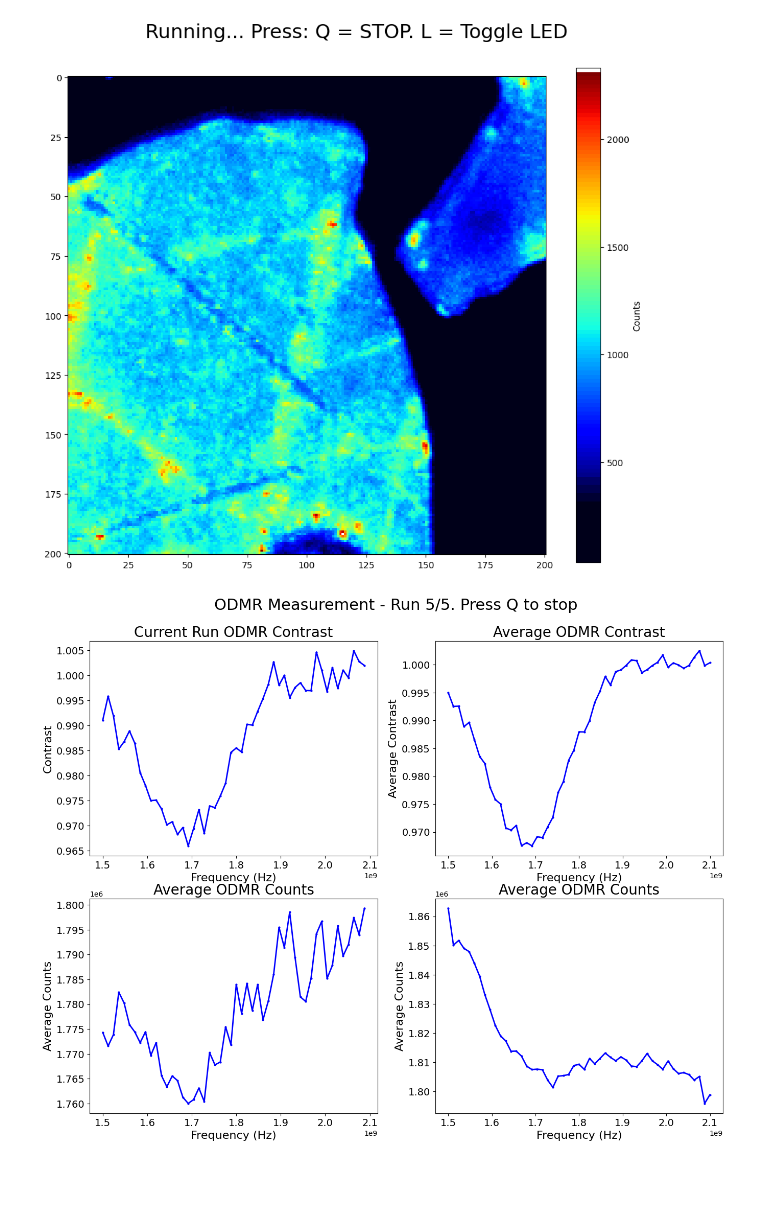
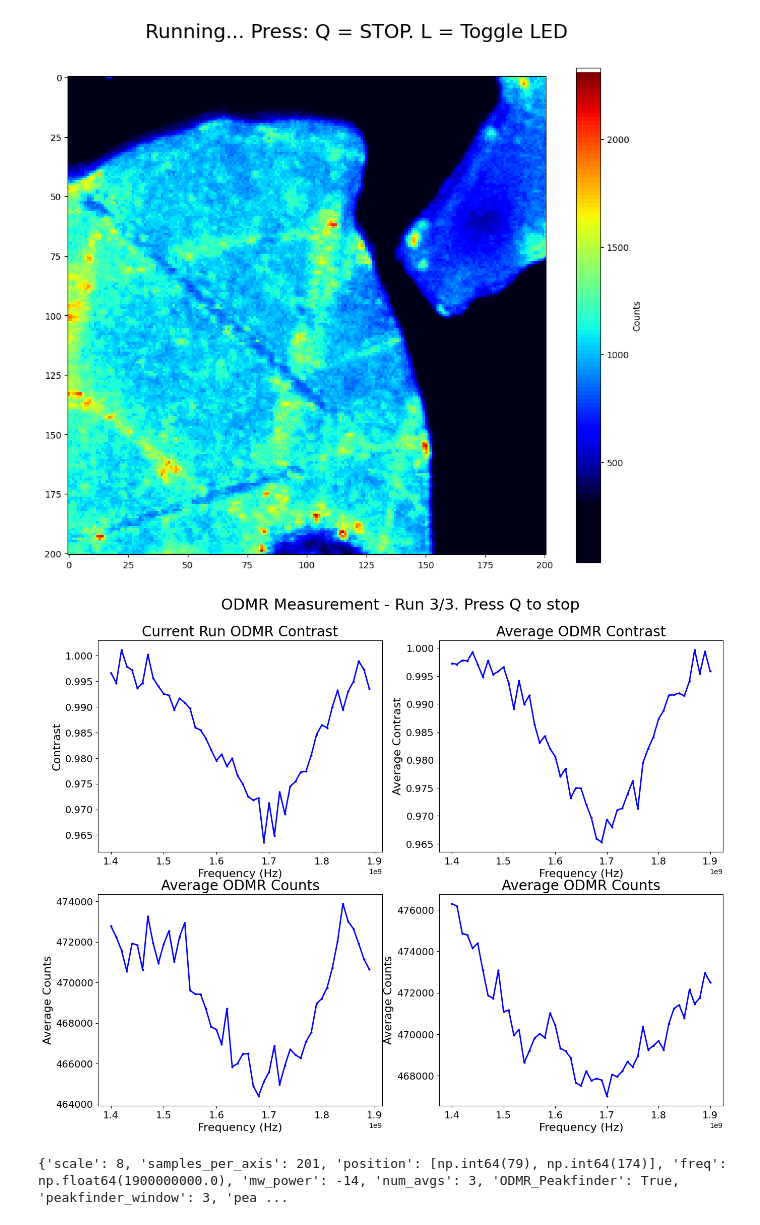
Before and after one commit to sumukhvaidya/LiLabMeasurements, a Jupyter notebook: testing/Example01_Confocal_ODMR.ipynb, the cells around one changed output. Saved outputs shown, nothing was run; the diff lists cells and outputs as text; code cells hidden in the pictures; blank space fills up the shorter version.

Commit message:
saving before some major changes

```diff
--- a/testing/Example01_Confocal_ODMR.ipynb
+++ b/testing/Example01_Confocal_ODMR.ipynb
@@ -57,32 +57,37 @@ confocal.close()
 # %%
 odmr_config = {
     # Measurement parameters
     'scale': 8,
     'samples_per_axis': 201,
     'position':[80, 175], # [x,y] position to fix the beam at
     'freq': 1.69e9, # in Hz.
     'mw_power': -14, # in dBm
-    'num_avgs':5,
+    'num_avgs':3,
 
-    'ODMR_Peakfinder': True, # If True, runs a peakfinder before every frequency point
+    'ODMR_Peakfinder': False, # If True, runs a peakfinder before every frequency point
     'peakfinder_window': 3, # Size of the window to search for peak in peakfinder
+    'peakfinder_check_step': 1000,
 
 
     # Other parameters
     'pulse_sequence': 'cw_odmr',
     'aomvolt': 0.5,
     'pulsenum': 3000,
     'count_t': 0.1*1e6,  # All times are in NANOSeconds!!!
     'separation_t': 0.02*1e6,
     'addl_t': 0.01*1e6,
     'wait_t': 0.01*1e6,
     'seqplot': False,
 }
 
 
 odmr = ODMR.ODMR(odmr_config, ps=ps, sg386=sg386, rm=rm)
 
 freqs = np.linspace(1.4e9, 1.9e9, num = 51)
 freq_range, avg_contrast, all_contrast, avg_counts, all_counts = odmr.run_frequency_sweep(freqs)
 # %% [output]
-[figure, old version]
+[figure, new version]
+# %%
+print(odmr.config)
+# %% [output]
+{'scale': 8, 'samples_per_axis': 201, 'position': [np.int64(79), np.int64(174)], 'freq': np.float64(1900000000.0), 'mw_power': -14, 'num_avgs': 3, 'ODMR_Peakfinder': True, 'peakfinder_window': 3, 'pea ...
```
Also changed, not shown: parts of 4 cells of this notebook, 1 other file.
